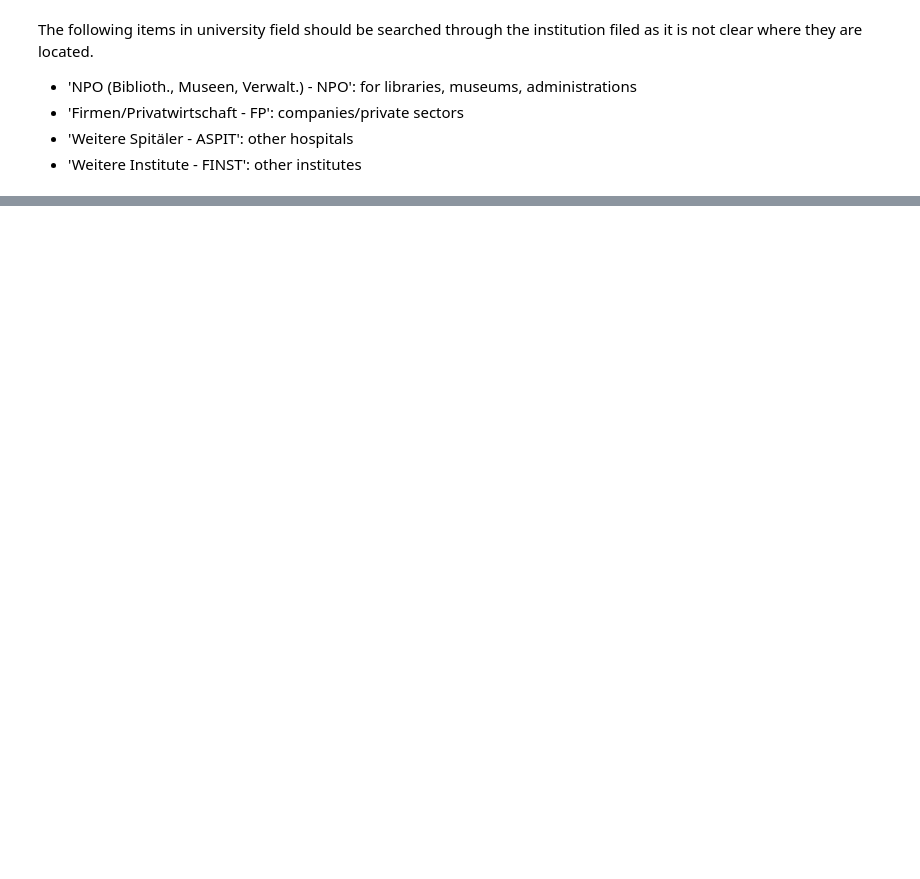
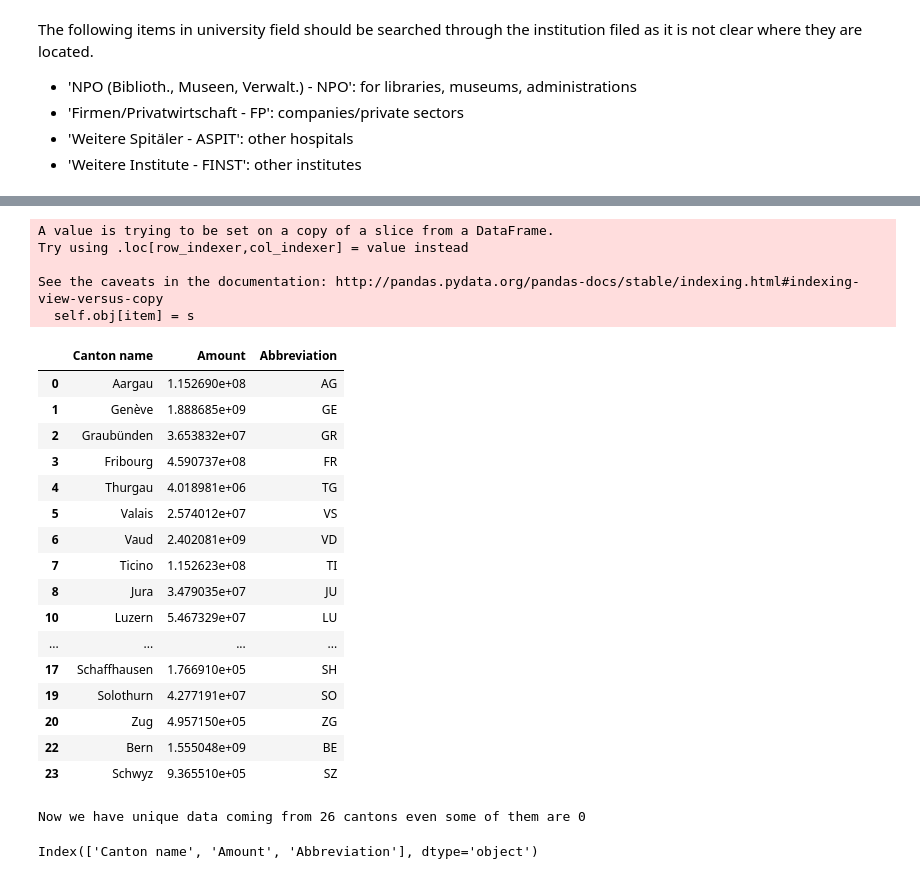
Before and after one commit to sorooshafiee/ADA-SAF, a Jupyter notebook: 03 - Interactive Viz/Untitled.ipynb, the cells around one changed output, grey strips where cells are left out. Cells and saved outputs as stored; diff of their text form; code cells hidden in the pictures; blank space fills up the shorter version.

```diff
--- a/03 - Interactive Viz/Untitled.ipynb
+++ b/03 - Interactive Viz/Untitled.ipynb
@@ -217,0 +368,30 @@ a
+# %%
+res_new.loc[5,'Amount']=res_new.loc[res_new['Canton name']=='Valais','Amount'].values[0]+res_new.loc[res_new['Canton name']=='Wallis','Amount'].values[0]
+# %% [output]
+A value is trying to be set on a copy of a slice from a DataFrame.
+Try using .loc[row_indexer,col_indexer] = value instead
+
+See the caveats in the documentation: http://pandas.pydata.org/pandas-docs/stable/indexing.html#indexing-view-versus-copy
+  self.obj[item] = s
+# %%
+res_new=res_new.loc[res_new['Canton name']!='Wallis']
+# %%
+res_new
+# %% [output]
+|  | Canton name | Amount | Abbreviation |
+| 0 | Aargau | 1.152690e+08 | AG |
+| 1 | Genève | 1.888685e+09 | GE |
+| 2 | Graubünden | 3.653832e+07 | GR |
+| 3 | Fribourg | 4.590737e+08 | FR |
+| 4 | Thurgau | 4.018981e+06 | TG |
+| 5 | Valais | 2.574012e+07 | VS |
+| 6 | Vaud | 2.402081e+09 | VD |
+| 7 | Ticino | 1.152623e+08 | TI |
+| 8 | Jura | 3.479035e+07 | JU |
+| 10 | Luzern | 5.467329e+07 | LU |
+| ... | ... | ... | ... |
+| 17 | Schaffhausen | 1.766910e+05 | SH |
+| 19 | Solothurn | 4.277191e+07 | SO |
+| 20 | Zug | 4.957150e+05 | ZG |
+| 22 | Bern | 1.555048e+09 | BE |
+| 23 | Schwyz | 9.365510e+05 | SZ |
@@ -217,0 +415,8 @@ a
+# %%
+print('Now we have unique data coming from '+str(len(res_new1['Abbreviation'].unique()))+' cantons even some of them are 0')
+# %% [output]
+Now we have unique data coming from 26 cantons even some of them are 0
+# %%
+res_new1.columns
+# %% [output]
+Index(['Canton name', 'Amount', 'Abbreviation'], dtype='object')
```
Also changed, not shown: parts of 49 cells of this notebook, 1 other file.
